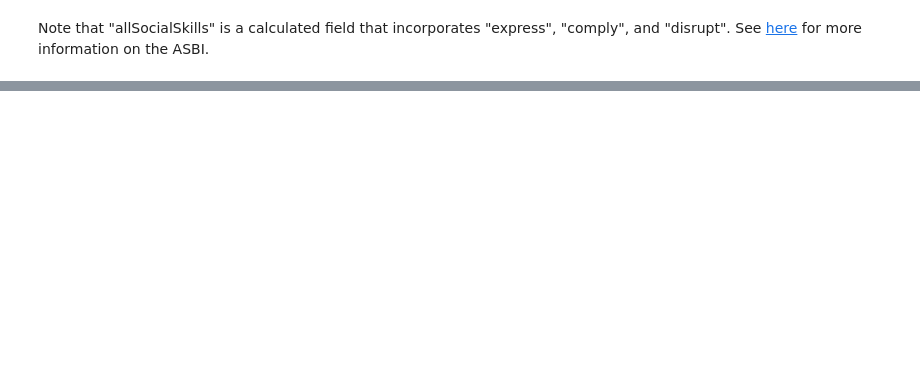
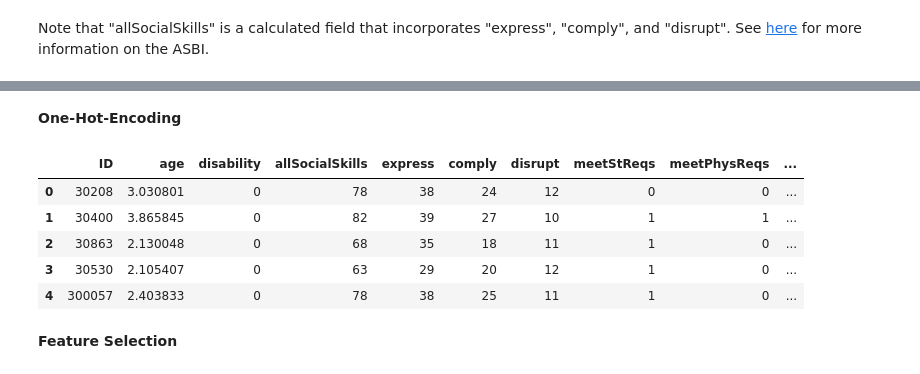
Before and after one commit to conditg/predicting-disruption, a Jupyter notebook: PredictingDisruption.ipynb, the cells around one changed output, grey strips where cells are left out. Saved outputs shown, nothing was run; the diff lists cells and outputs as text; code cells hidden in the pictures; blank space fills up the shorter version.

```diff
--- a/PredictingDisruption.ipynb
+++ b/PredictingDisruption.ipynb
@@ -77,0 +102,14 @@ plt.show()
+# %% [markdown]
+**One-Hot-Encoding**
+# %%
+df = pd.get_dummies(df, columns=['gender', 'mothersEdu'])
+df.head()
+# %% [output]
+|  | ID | age | disability | allSocialSkills | express | comply | disrupt | meetStReqs | meetPhysReqs | ... |
+| 0 | 30208 | 3.030801 | 0 | 78 | 38 | 24 | 12 | 0 | 0 | ... |
+| 1 | 30400 | 3.865845 | 0 | 82 | 39 | 27 | 10 | 1 | 1 | ... |
+| 2 | 30863 | 2.130048 | 0 | 68 | 35 | 18 | 11 | 1 | 0 | ... |
+| 3 | 30530 | 2.105407 | 0 | 63 | 29 | 20 | 12 | 1 | 0 | ... |
+| 4 | 300057 | 2.403833 | 0 | 78 | 38 | 25 | 11 | 1 | 0 | ... |
+# %% [markdown]
+**Feature Selection**
```
Also changed, not shown: parts of 33 cells of this notebook.
